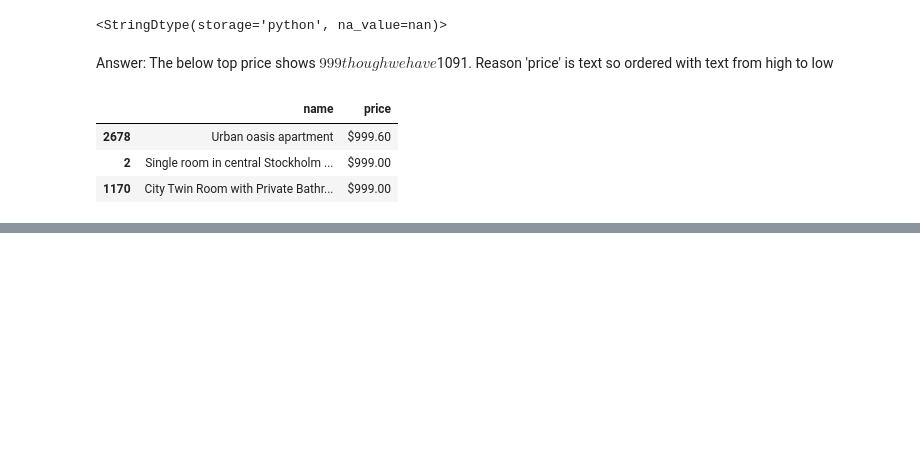
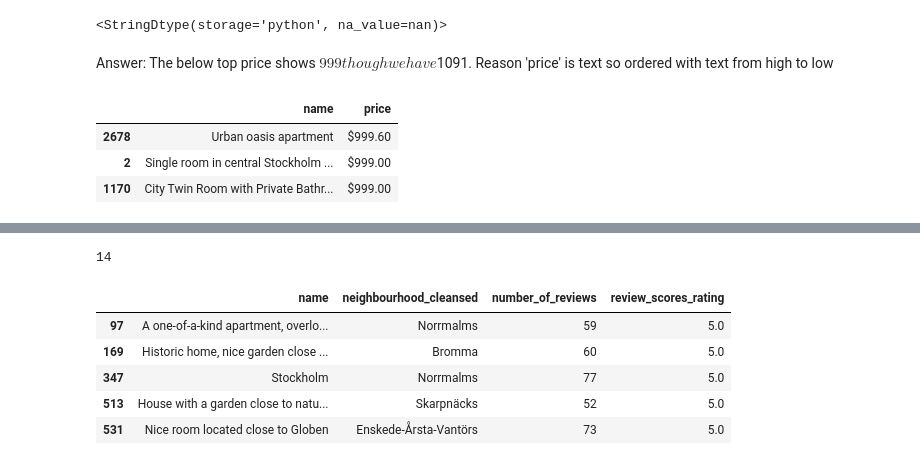
Before and after one commit to saranyap22/lexicon-python-fundamentals-labs, a Jupyter notebook: DataAnalysis_And_Visualisation/lab1.ipynb, the cells around one changed output, grey strips where cells are left out. Drawn from its saved outputs; the diff is of its cells as text; code cells hidden in the pictures; blank space fills up the shorter version.

```diff
--- a/DataAnalysis_And_Visualisation/lab1.ipynb
+++ b/DataAnalysis_And_Visualisation/lab1.ipynb
@@ -164,0 +207,16 @@ listings[['name','price']].sort_values('price',ascending=False).head(3)
+# %%
+min_50_reviews = listings['number_of_reviews'] >= 50
+rating_with_5 = listings['review_scores_rating'] == 5.0
+final_mask = min_50_reviews & rating_with_5
+print(final_mask.sum())
+filtered_listings = listings[final_mask][['name','neighbourhood_cleansed','number_of_reviews','review_scores_rating']]
+filtered_listings.sort_values(['review_scores_rating','number_of_reviews'],ascending=[False,False]).head(5)
+filtered_listings.nlargest(5,'review_scores_rating')
+# %% [output]
+14
+|  | name | neighbourhood_cleansed | number_of_reviews | review_scores_rating |
+| 97 | A one-of-a-kind apartment, overlo... | Norrmalms | 59 | 5.0 |
+| 169 | Historic home, nice garden close ... | Bromma | 60 | 5.0 |
+| 347 | Stockholm | Norrmalms | 77 | 5.0 |
+| 513 | House with a garden close to natu... | Skarpnäcks | 52 | 5.0 |
+| 531 | Nice room located close to Globen | Enskede-Årsta-Vantörs | 73 | 5.0 |
```
Also changed, not shown: parts of 9 cells of this notebook, 1 other file.
